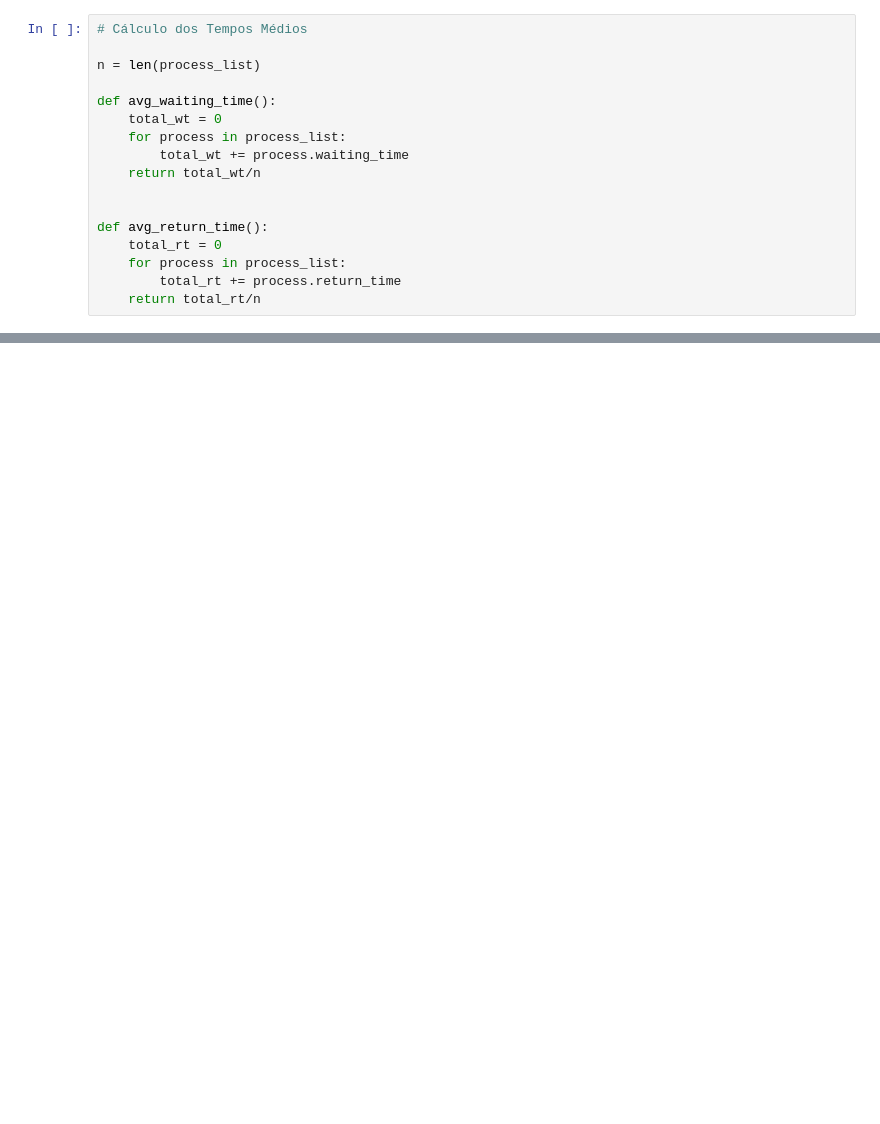
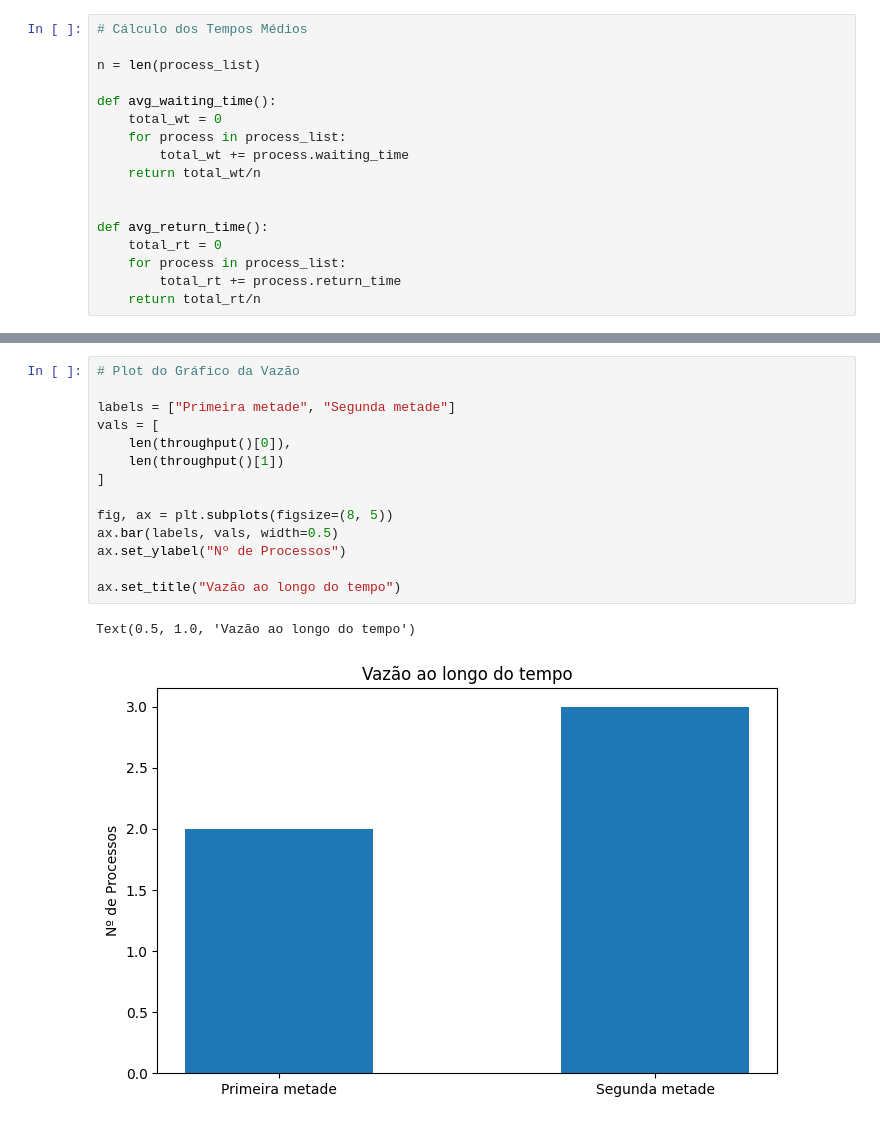
Before and after one commit to tiago-vargas/round-robin-process-scheduling-study, a Jupyter notebook: data.ipynb, the cells around one changed output, grey strips where cells are left out. Saved outputs shown, nothing was run; the diff lists cells and outputs as text; blank space fills up the shorter version.

Commit message:
add process throughput

```diff
--- a/data.ipynb
+++ b/data.ipynb
@@ -126,0 +159,17 @@ for idx, val in enumerate(vals):
+# %%
+# Plot do Gráfico da Vazão
+
+labels = ["Primeira metade", "Segunda metade"]
+vals = [
+    len(throughput()[0]),
+    len(throughput()[1])
+]
+
+fig, ax = plt.subplots(figsize=(8, 5))
+ax.bar(labels, vals, width=0.5)
+ax.set_ylabel("Nº de Processos")
+
+ax.set_title("Vazão ao longo do tempo")
+# %% [output]
+Text(0.5, 1.0, 'Vazão ao longo do tempo')
+[figure, added]
```
Also changed, not shown: parts of 4 cells of this notebook, 1 other file.
